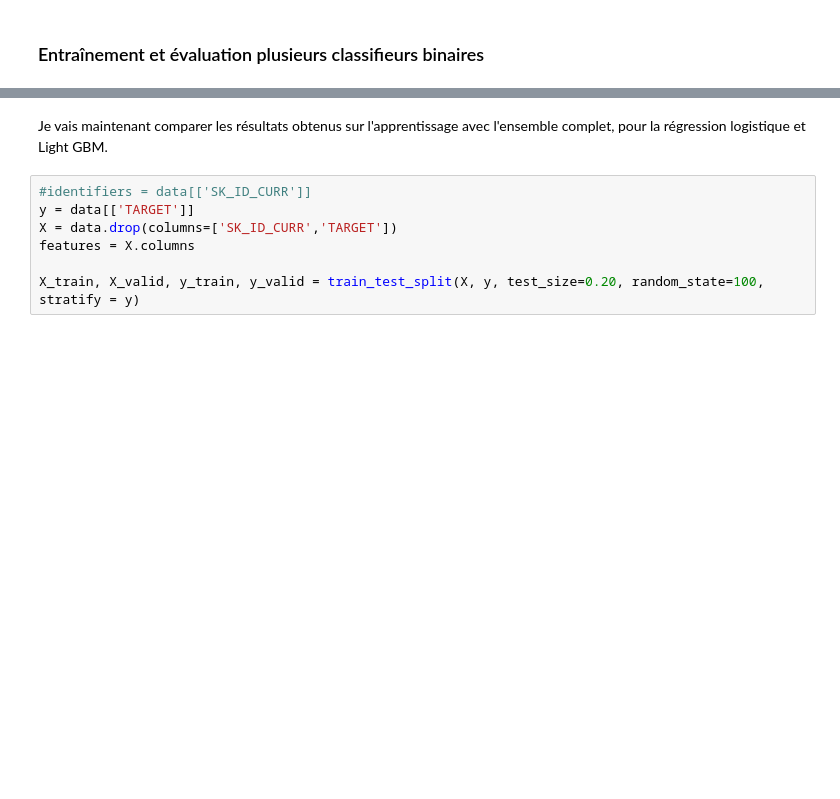
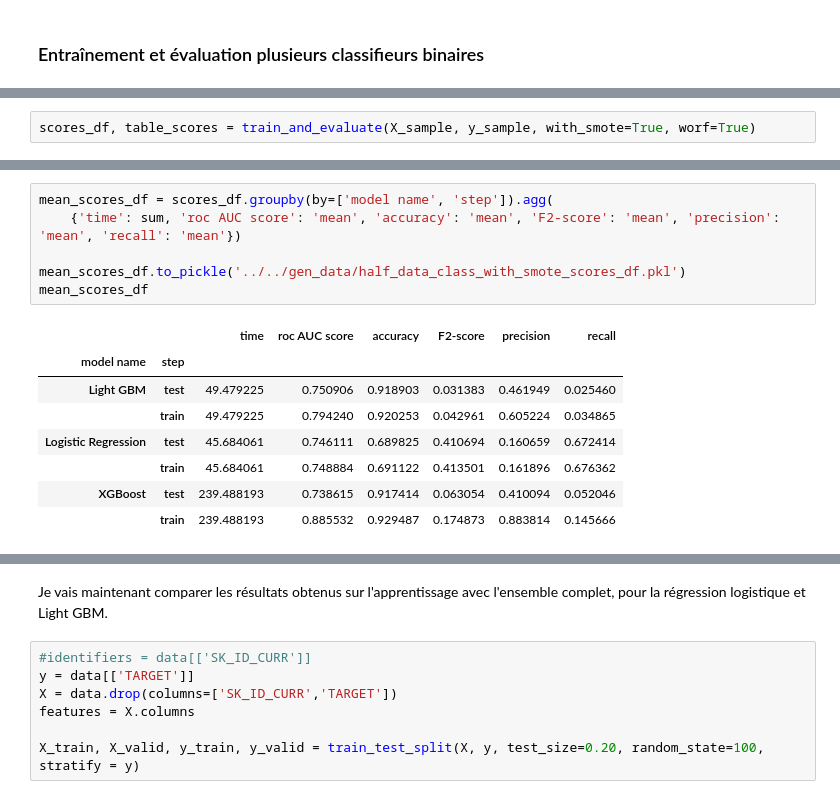
Before and after one commit to herospiki/OC, a Jupyter notebook: training_and_optimisation.ipynb, the cells around one changed output, grey strips where cells are left out. Drawn from its saved outputs; the diff is of its cells as text; blank space fills up the shorter version.

```diff
--- a/training_and_optimisation.ipynb
+++ b/training_and_optimisation.ipynb
@@ -250,0 +247,2 @@ def train_and_evaluate(X, y, with_smote=False, worf = False):
+# %%
+scores_df, table_scores = train_and_evaluate(X_sample, y_sample, with_smote=True, worf=True)
@@ -250,0 +302,15 @@ def train_and_evaluate(X, y, with_smote=False, worf = False):
+# %%
+mean_scores_df = scores_df.groupby(by=['model name', 'step']).agg(
+    {'time': sum, 'roc AUC score': 'mean', 'accuracy': 'mean', 'F2-score': 'mean', 'precision': 'mean', 'recall': 'mean'})
+
+mean_scores_df.to_pickle('../../gen_data/half_data_class_with_smote_scores_df.pkl')
+mean_scores_df
+# %% [output]
+|  |  | time | roc AUC score | accuracy | F2-score | precision | recall |
+| model name | step |  |  |  |  |  |  |
+| Light GBM | test | 49.479225 | 0.750906 | 0.918903 | 0.031383 | 0.461949 | 0.025460 |
+|  | train | 49.479225 | 0.794240 | 0.920253 | 0.042961 | 0.605224 | 0.034865 |
+| Logistic Regression | test | 45.684061 | 0.746111 | 0.689825 | 0.410694 | 0.160659 | 0.672414 |
+|  | train | 45.684061 | 0.748884 | 0.691122 | 0.413501 | 0.161896 | 0.676362 |
+| XGBoost | test | 239.488193 | 0.738615 | 0.917414 | 0.063054 | 0.410094 | 0.052046 |
+|  | train | 239.488193 | 0.885532 | 0.929487 | 0.174873 | 0.883814 | 0.145666 |
```
Also changed, not shown: parts of 25 cells of this notebook, 1 other file.
